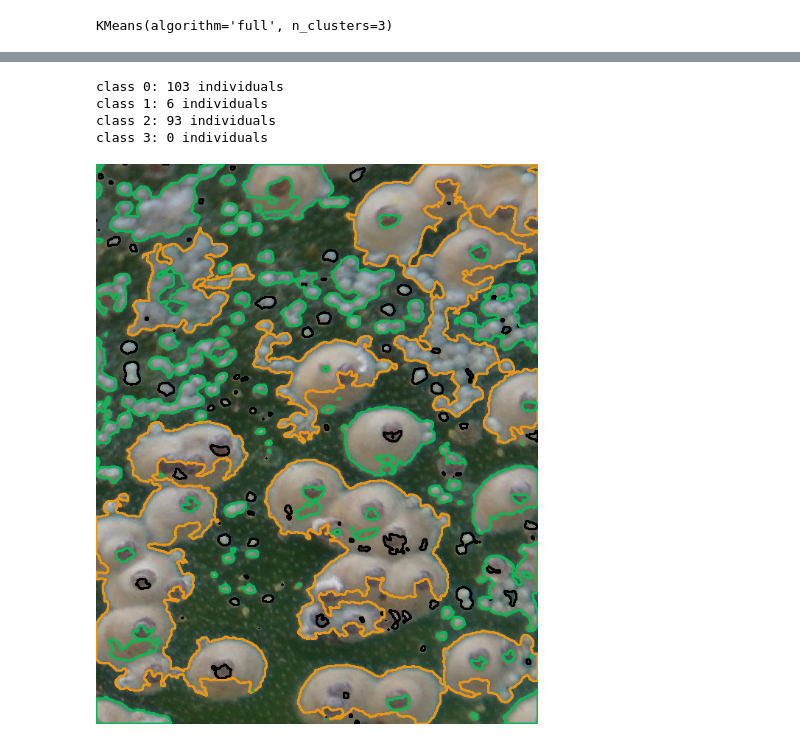
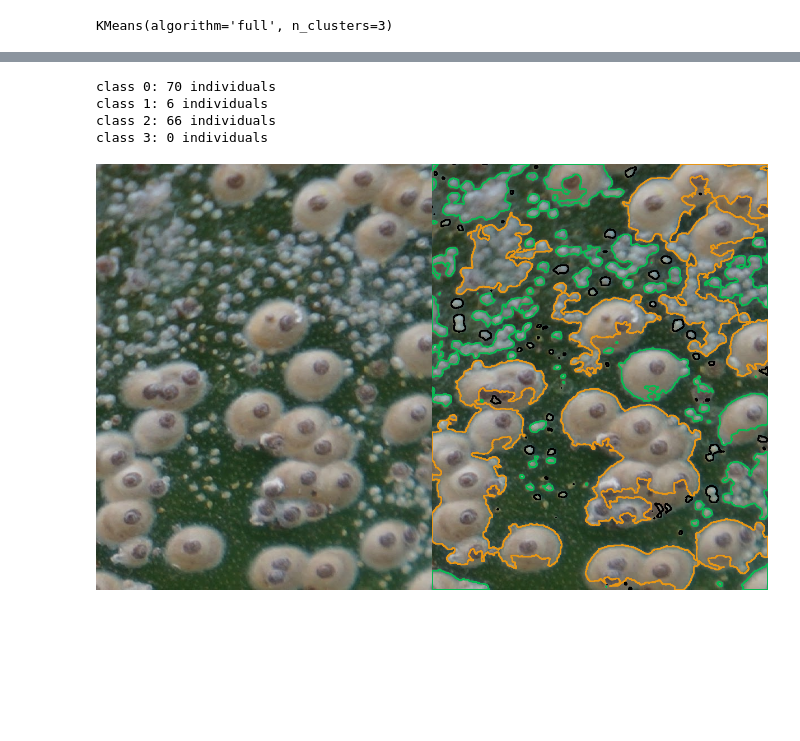
Before and after one commit to Gus-1003/Projeto_Pesquisa_PalmaS, a Jupyter notebook: PrimeirosTestes/Teste3.ipynb, the cells around one changed output, grey strips where cells are left out. Drawn from its saved outputs; the diff is of its cells as text; code cells hidden in the pictures; blank space fills up the shorter version.

```diff
--- a/PrimeirosTestes/Teste3.ipynb
+++ b/PrimeirosTestes/Teste3.ipynb
@@ -41,6 +41,8 @@ Dim:(960, 1600, 3)
 ### corte:
 # %%
 corteIm = im[200:960, 200:800]
+compara = corteIm.copy()
+#corteIm = im
 cv2_imshow(corteIm)
 # %% [output]
 [figure]
@@ -113,0 +116,3 @@ cv2_imshow(thresh)
+# %%
+#contours, hierarchy = cv.findContours(thresh, cv.RETR_TREE, cv.CHAIN_APPROX_SIMPLE)
+contours, hierarchy = cv.findContours(thresh, cv.RETR_EXTERNAL, cv.CHAIN_APPROX_SIMPLE)
@@ -140,2 +158,0 @@ def extract_image(thresh, cnt):
-# %%
-contours, hierarchy = cv.findContours(thresh, cv.RETR_TREE, cv.CHAIN_APPROX_SIMPLE)
@@ -150,3 +158,0 @@ Foram encontrados 202 objetos com seus contornos
-# %%
-corteIm = cv.drawContours(corteIm, contours, -1, (73, 113, 232), thickness=2)
-cv2_imshow(corteIm)
@@ -361,27 +363,28 @@ class 3: 0 individuals
 # %%
 conts = [[],[],[],[]] #contour list
 
 for cont, cnt in enumerate(contours):
     class_ = kmeans.predict([df.iloc[cont]])[0]
     conts[class_].append(cnt)
 
 if n_clusters == 3:
     im = cv.drawContours(corteIm, conts[0], -1, (0, 0, 0), thickness=2)
     im = cv.drawContours(im, conts[1], -1, (20, 150, 232), thickness=2)
     im = cv.drawContours(im, conts[2], -1, (82, 184, 10), thickness=2)
 elif n_clusters == 2:
     im = cv.drawContours(im, conts[0], -1, (0, 0, 0), thickness=2)
     im = cv.drawContours(im, conts[1], -1, (20, 150, 232), thickness=2)
 
 print('class 0: ' + str(len(conts[0])) + ' individuals')
 print('class 1: ' + str(len(conts[1])) + ' individuals')
 print('class 2: ' + str(len(conts[2])) + ' individuals')
 print('class 3: ' + str(len(conts[3])) + ' individuals')
 
-cv2_imshow(corteIm)
+#cv2_imshow(corteIm)
+cv2_imshow(cv.hconcat([compara, corteIm]))
 # %% [output]
-class 0: 103 individuals
+class 0: 70 individuals
 class 1: 6 individuals
-class 2: 93 individuals
+class 2: 66 individuals
 class 3: 0 individuals
-[figure, old version]
+[figure, new version]
```
Also changed, not shown: parts of 11 cells of this notebook.
